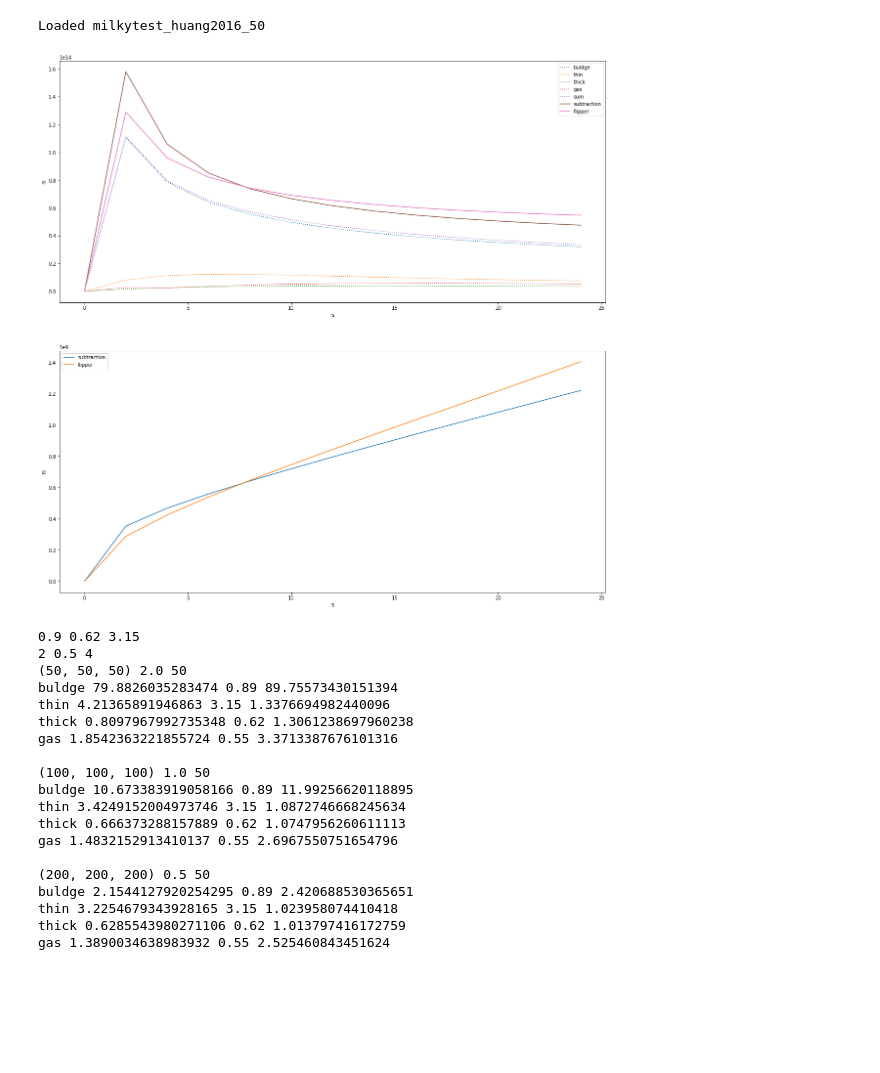
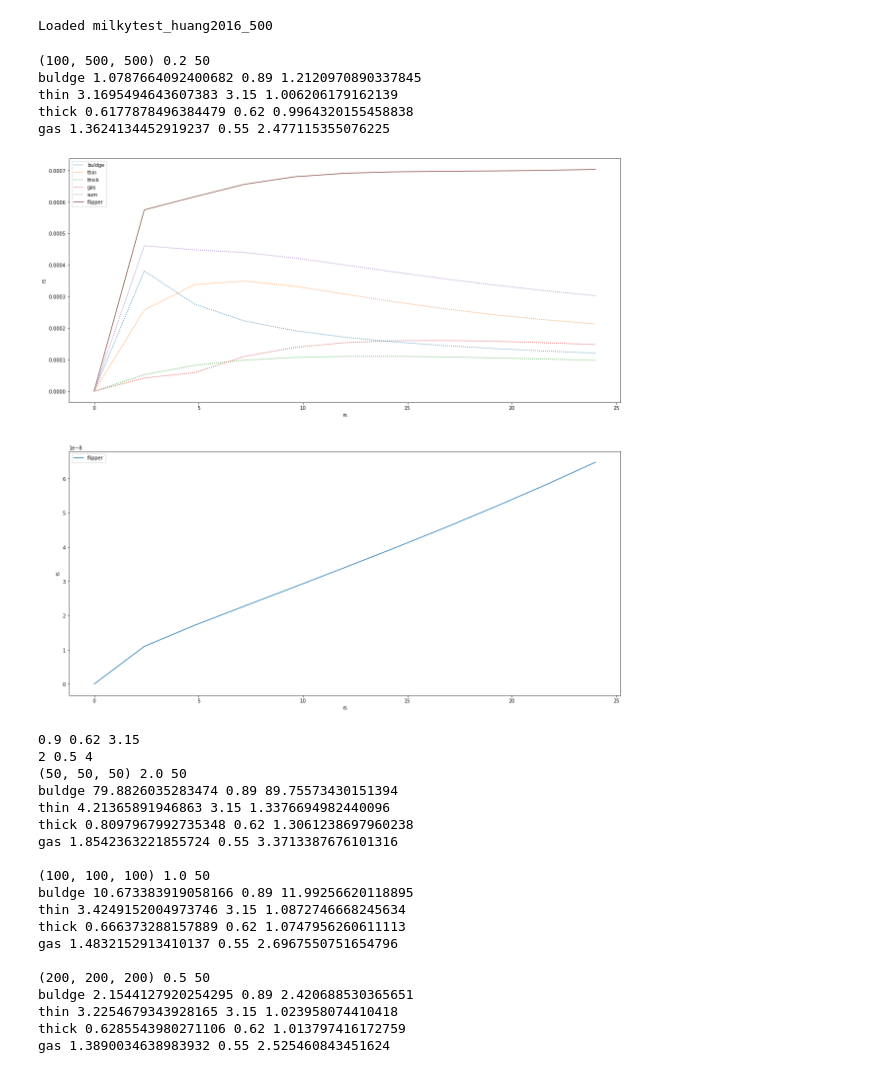
Before and after one commit to timjdavey/galactus, a Jupyter notebook: notebooks/Scratchpad.ipynb, the cells around one changed output. Saved outputs shown, nothing was run; the diff lists cells and outputs as text; code cells hidden in the pictures; blank space fills up the shorter version.

```diff
--- a/notebooks/Scratchpad.ipynb
+++ b/notebooks/Scratchpad.ipynb
@@ -63,11 +10,52 @@ Loaded milkytest_huang2016_200
-# %%
-sim50 = load('milkytest_huang2016_50')
-# %% [output]
-Loaded milkytest_huang2016_50
-# %%
-plot_velocities(sim50)
-# %% [output]
-[figure, removed]
+# %%
+mm = load('milkytest_huang2016_500')
+# %% [output]
+Loaded milkytest_huang2016_500
+# %%
+kpc_to_km = 30856780000000000
+
+def vkms(arr, r):
+    return (np.abs(r*arr/kpc_to_km)**0.5)
+
+def plot_velocities(self, dimension=2, xlim=(0,None)):
+
+    df = self.dataframe()
+    sums = df.query('component=="sum"')
+    r = sums['rs']
+
+    gx = np.abs(sums[dimension]).to_numpy()
+    ax = sums['a%s' % dimension].to_numpy()
+    ex = ax-gx
+
+    trials = {
+        #'subtraction': 5*(1-(ex/gx)**0.1),
+        'flipper': 320*(1+ex**0.25)**-1,
+    }
+
+    fig, axes = plt.subplots(2, 1, figsize=(20,20))
+
+    for component in df['component'].unique():
+        vels = vkms(df.query('component=="%s"' % component)[dimension].to_numpy(), r)
+        sns.lineplot(x=r, y=vels, ax=axes[0], label=component, linestyle='dotted')
+
+    for label, formula in trials.items():
+        sns.lineplot(x=r, y=vkms(gx*formula, r), ax=axes[0], label=label)
+        sns.lineplot(x=r, y=vkms(formula, r), ax=axes[1], label=label)
+
+    #for key, obs in mref.observations.items():
+    #    sns.scatterplot(x=obs['radius'], y=obs['velocity'], ax=axes[0], label=key).set(xlim=xlim)
+# %%
+mass_analysis(mm)
+# %% [output]
+(100, 500, 500) 0.2 50
+buldge 1.0787664092400682 0.89 1.2120970890337845
+thin 3.1695494643607383 3.15 1.006206179162139
+thick 0.6177878496384479 0.62 0.9964320155458838
+gas 1.3624134452919237 0.55 2.477115355076225
+# %%
+plot_velocities(mm)
+# %% [output]
+[figure, added]
 # %%
 def mass_analysis(self):
     print(self.space.points, self.space.scale, self.radius)
```
Also changed, not shown: parts of 7 cells of this notebook, 3 other files.
